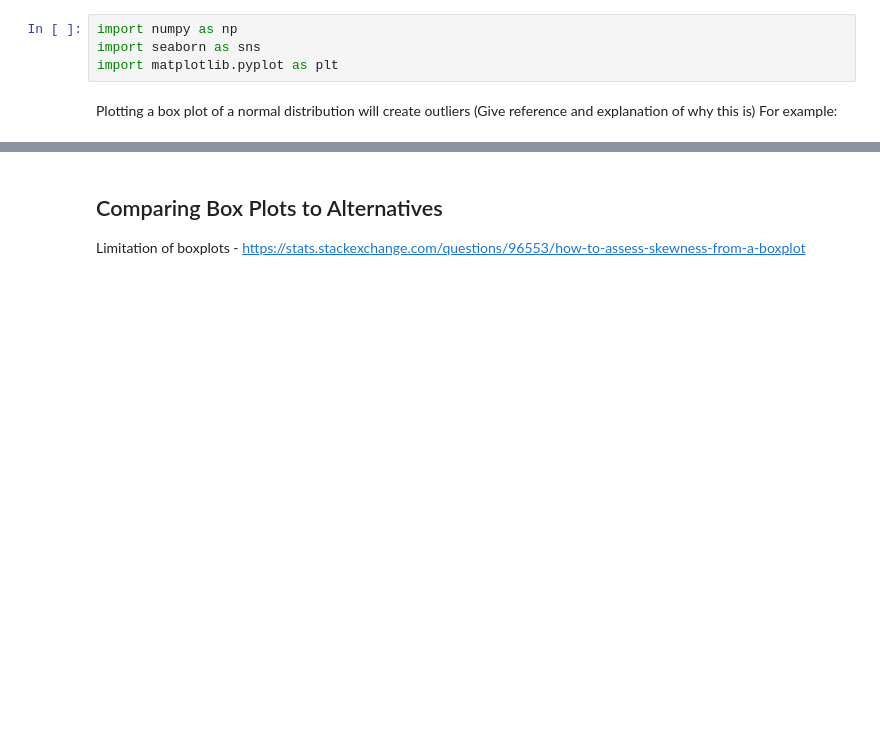
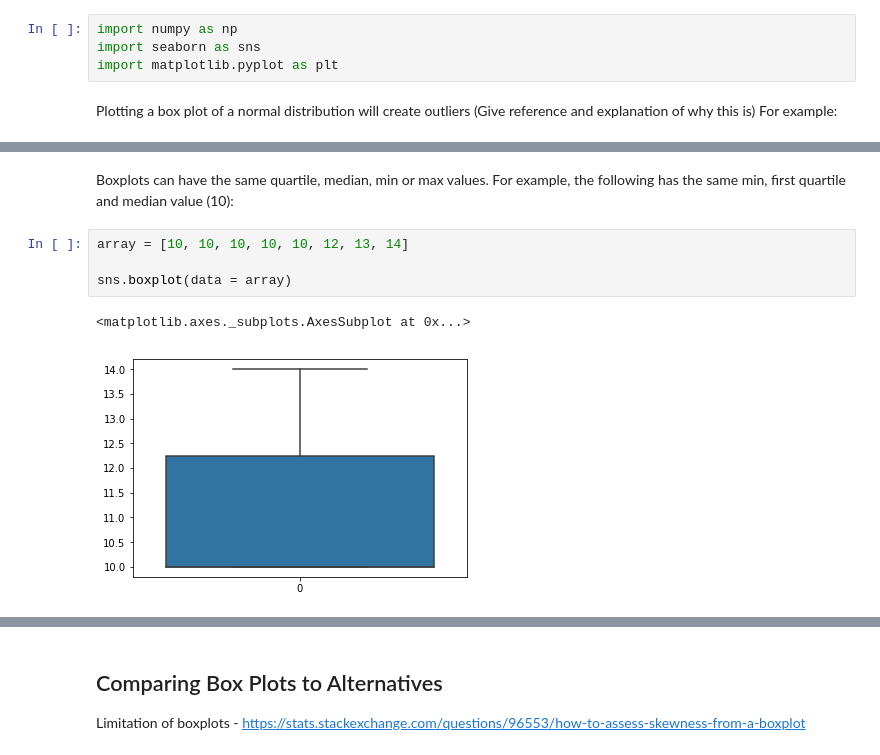
Before and after one commit to declanbarr/box-plot, a Jupyter notebook: box-plots.ipynb, the cells around one changed output, grey strips where cells are left out. Saved outputs shown, nothing was run; the diff lists cells and outputs as text; blank space fills up the shorter version.

Commit message:
Added variation of boxplots generated from arrays

```diff
--- a/box-plots.ipynb
+++ b/box-plots.ipynb
@@ -70,0 +71,9 @@ sns.boxplot(data = negativeSkew)
+# %% [markdown]
+Boxplots can have the same quartile, median, min or max values. For example, the following has the same min, first quartile and median value (10):
+# %%
+array = [10, 10, 10, 10, 10, 12, 13, 14]
+
+sns.boxplot(data = array)
+# %% [output]
+<matplotlib.axes._subplots.AxesSubplot at 0x...>
+[figure, added]
```
Also changed, not shown: parts of 10 cells of this notebook.
